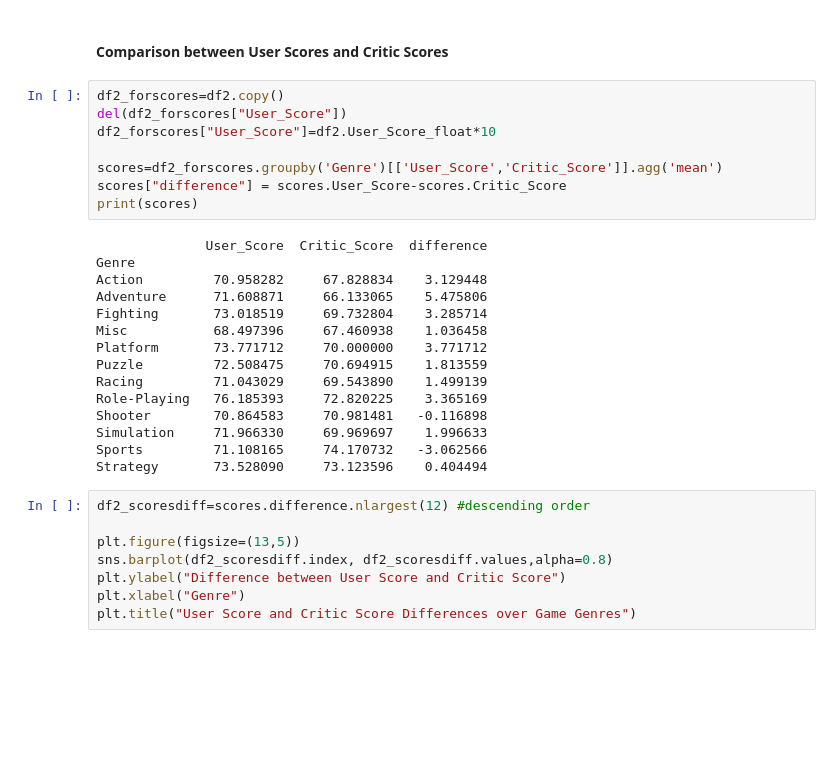
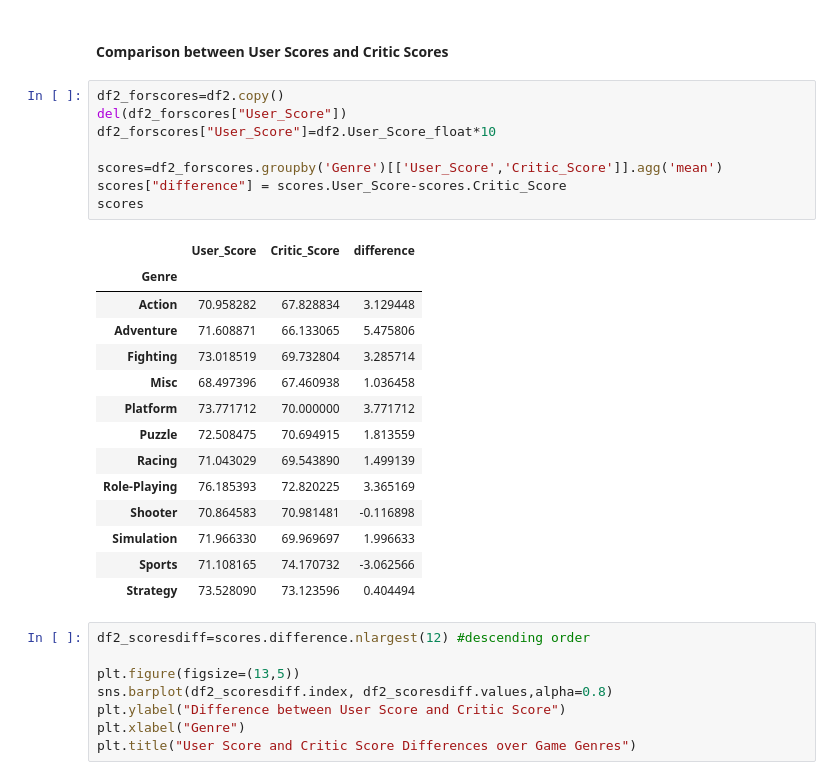
Before and after one commit to sherry9788/STATS131_Final, a Jupyter notebook: final_report.ipynb, the cells around one changed output. Saved outputs shown, nothing was run; the diff lists cells and outputs as text; blank space fills up the shorter version.

```diff
--- a/final_report.ipynb
+++ b/final_report.ipynb
@@ -1340,26 +1345,26 @@ Among all 12 genres, the genre of "Role-Playing" has the highest mean user score
 # %%
 df2_forscores=df2.copy()
 del(df2_forscores["User_Score"])
 df2_forscores["User_Score"]=df2.User_Score_float*10
 
 scores=df2_forscores.groupby('Genre')[['User_Score','Critic_Score']].agg('mean')
 scores["difference"] = scores.User_Score-scores.Critic_Score
-print(scores)
+scores
 # %% [output]
-              User_Score  Critic_Score  difference
-Genre
-Action         70.958282     67.828834    3.129448
-Adventure      71.608871     66.133065    5.475806
-Fighting       73.018519     69.732804    3.285714
-Misc           68.497396     67.460938    1.036458
-Platform       73.771712     70.000000    3.771712
-Puzzle         72.508475     70.694915    1.813559
-Racing         71.043029     69.543890    1.499139
-Role-Playing   76.185393     72.820225    3.365169
-Shooter        70.864583     70.981481   -0.116898
-Simulation     71.966330     69.969697    1.996633
-Sports         71.108165     74.170732   -3.062566
-Strategy       73.528090     73.123596    0.404494
+|  | User_Score | Critic_Score | difference |
+| Genre |  |  |  |
+| Action | 70.958282 | 67.828834 | 3.129448 |
+| Adventure | 71.608871 | 66.133065 | 5.475806 |
+| Fighting | 73.018519 | 69.732804 | 3.285714 |
+| Misc | 68.497396 | 67.460938 | 1.036458 |
+| Platform | 73.771712 | 70.000000 | 3.771712 |
+| Puzzle | 72.508475 | 70.694915 | 1.813559 |
+| Racing | 71.043029 | 69.543890 | 1.499139 |
+| Role-Playing | 76.185393 | 72.820225 | 3.365169 |
+| Shooter | 70.864583 | 70.981481 | -0.116898 |
+| Simulation | 71.966330 | 69.969697 | 1.996633 |
+| Sports | 71.108165 | 74.170732 | -3.062566 |
+| Strategy | 73.528090 | 73.123596 | 0.404494 |
 # %%
 df2_scoresdiff=scores.difference.nlargest(12) #descending order
 
```
Also changed, not shown: parts of 20 cells of this notebook.
